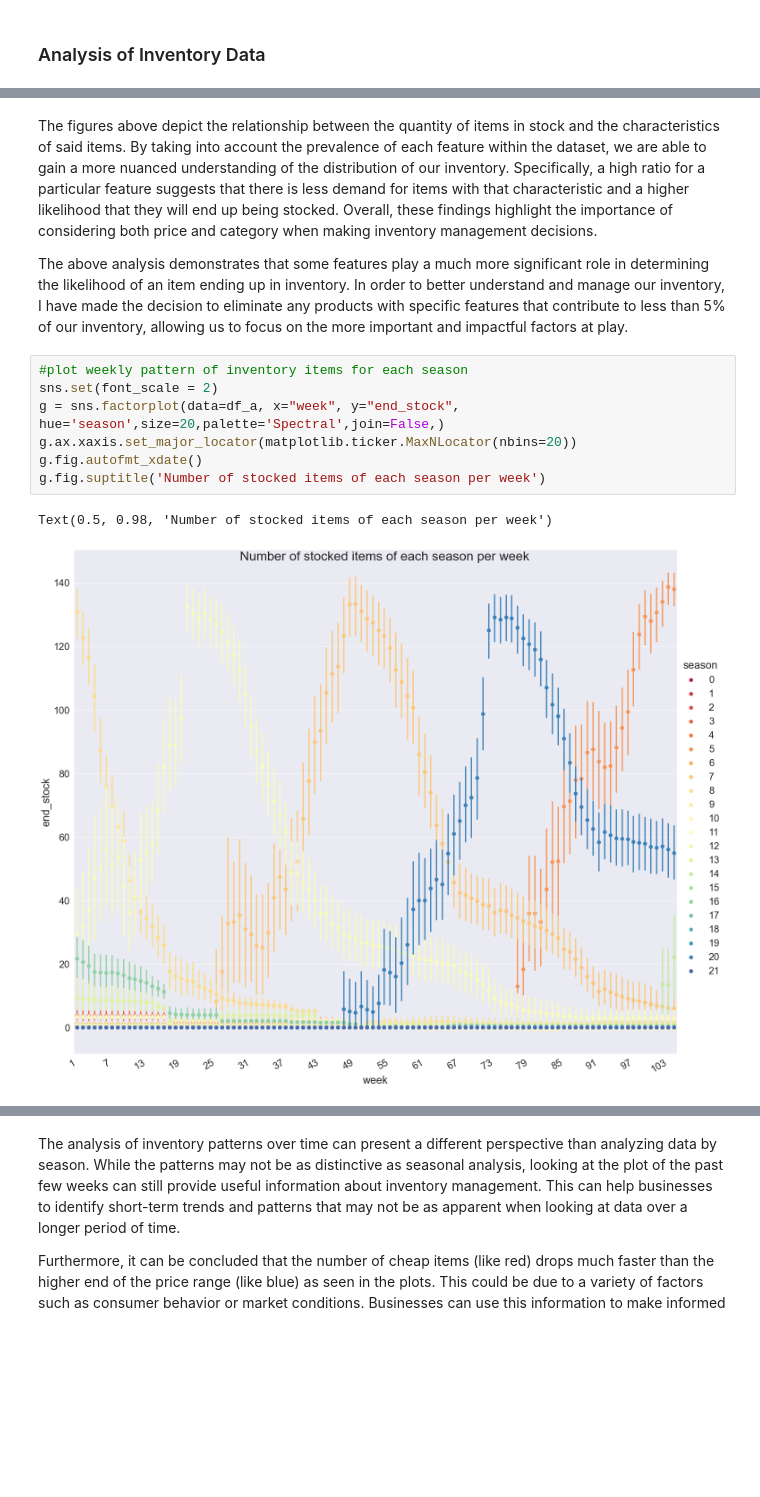
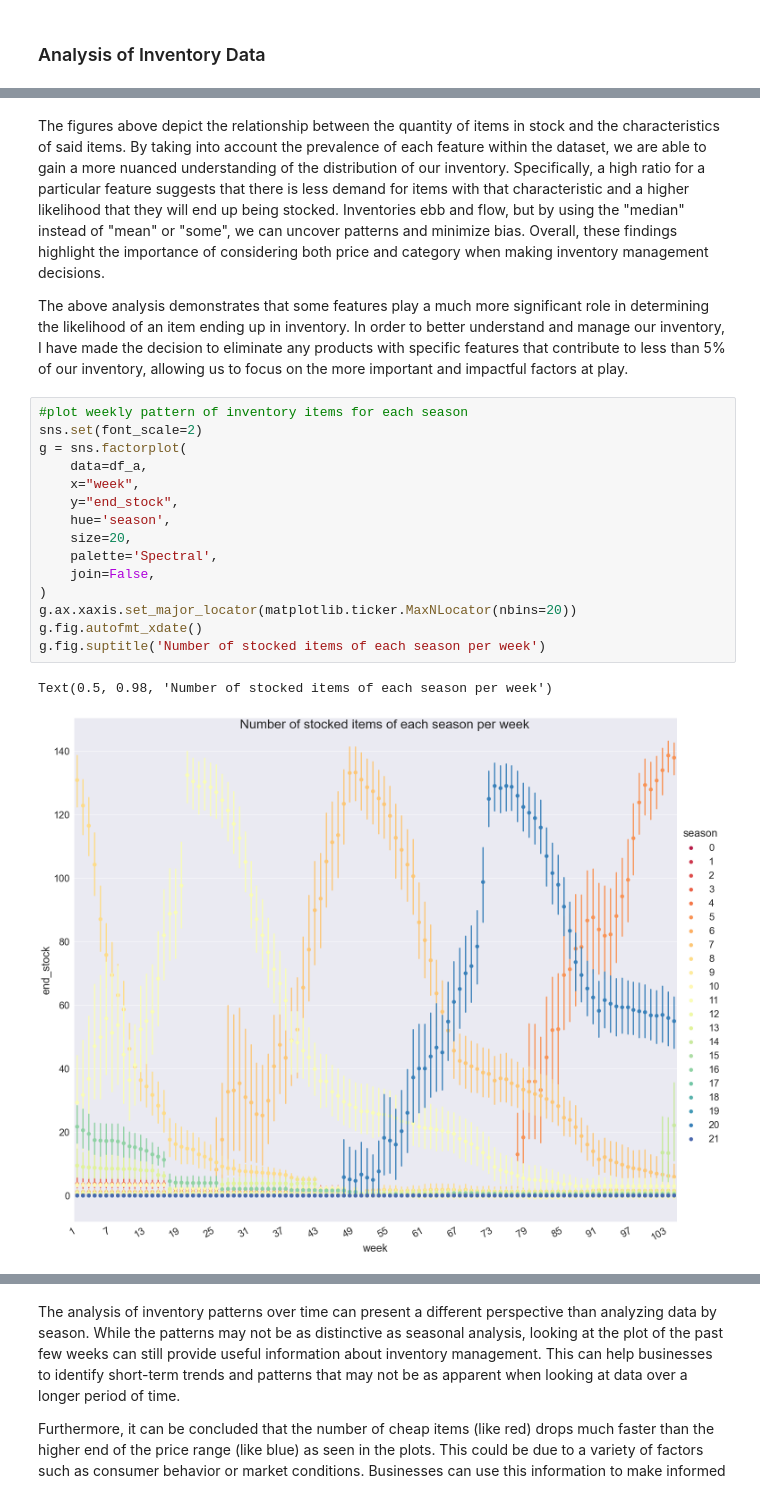
Before and after one commit to mahsa-nazari/Product-Demand-Forecast, a Jupyter notebook: Data Visualization.ipynb, the cells around one changed output, grey strips where cells are left out. Saved outputs shown, nothing was run; the diff lists cells and outputs as text; blank space fills up the shorter version.

```diff
--- a/Data Visualization.ipynb
+++ b/Data Visualization.ipynb
@@ -193,17 +225,25 @@ for f in features:
 [figure]
 [figure]
 # %% [markdown]
-The figures above depict the relationship between the quantity of items in stock and the characteristics of said items. By taking into account the prevalence of each feature within the dataset, we are able to gain a more nuanced understanding of the distribution of our inventory. Specifically, a high ratio for a particular feature suggests that there is less demand for items with that characteristic and a higher likelihood that they will end up being stocked. Overall, these findings highlight the importance of considering both price and category when making inventory management decisions.
+The figures above depict the relationship between the quantity of items in stock and the characteristics of said items. By taking into account the prevalence of each feature within the dataset, we are able to gain a more nuanced understanding of the distribution of our inventory. Specifically, a high ratio for a particular feature suggests that there is less demand for items with that characteristic and a higher likelihood that they will end up being stocked. Inventories ebb and flow, but by using the "median" instead of "mean" or "some", we can uncover patterns and minimize bias. Overall, these findings highlight the importance of considering both price and category when making inventory management decisions.
 
 The above analysis demonstrates that some features play a much more significant role in determining the likelihood of an item ending up in inventory. In order to better understand and manage our inventory, I have made the decision to eliminate any products with specific features that contribute to less than 5% of our inventory, allowing us to focus on the more important and impactful factors at play.
 # %%
 #plot weekly pattern of inventory items for each season
-sns.set(font_scale = 2)
-g = sns.factorplot(data=df_a, x="week", y="end_stock", hue='season',size=20,palette='Spectral',join=False,)
+sns.set(font_scale=2)
+g = sns.factorplot(
+    data=df_a,
+    x="week",
+    y="end_stock",
+    hue='season',
+    size=20,
+    palette='Spectral',
+    join=False,
+)
 g.ax.xaxis.set_major_locator(matplotlib.ticker.MaxNLocator(nbins=20))
 g.fig.autofmt_xdate()
 g.fig.suptitle('Number of stocked items of each season per week')
 # %% [output]
 Text(0.5, 0.98, 'Number of stocked items of each season per week')
-[figure, old version]
+[figure, new version]
 # %%
```
Also changed, not shown: parts of 15 cells of this notebook, 3 other files.
